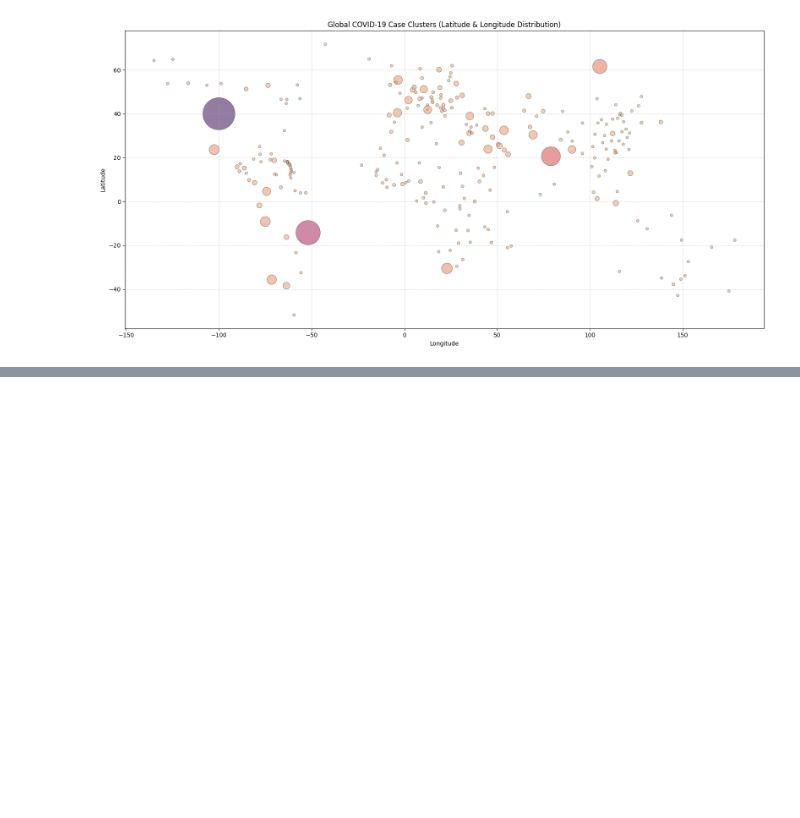
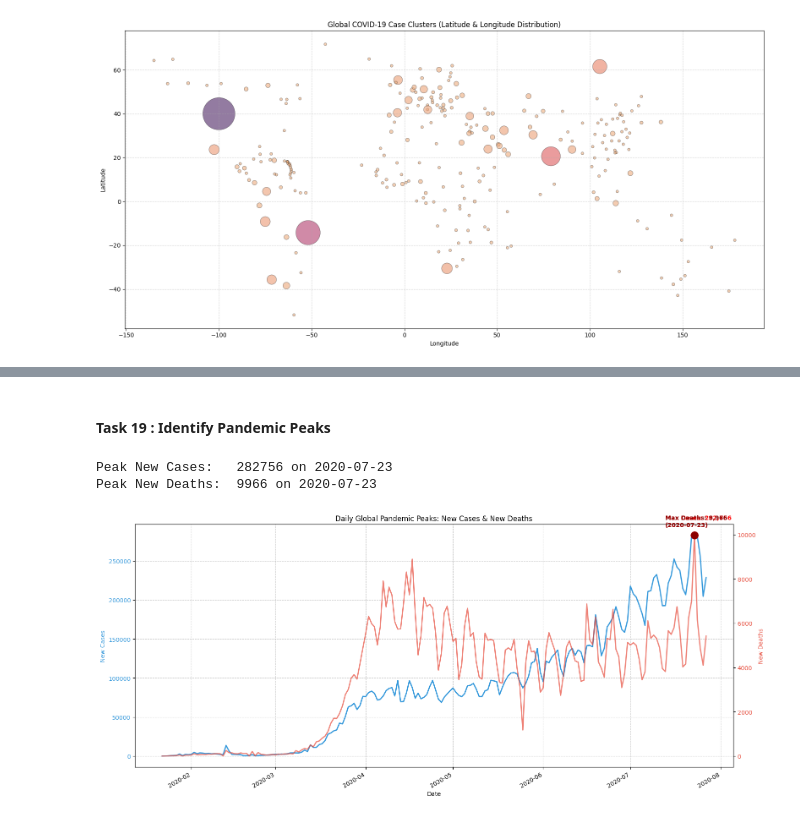
Before and after one commit to anshkhare1607-web/CovidPySpark, a Jupyter notebook: main.ipynb, the cells around one changed output, grey strips where cells are left out. Drawn from its saved outputs; the diff is of its cells as text; code cells hidden in the pictures; blank space fills up the shorter version.

```diff
--- a/main.ipynb
+++ b/main.ipynb
@@ -1299,0 +1454,64 @@ plt.show()
+# %% [markdown]
+#### **Task 19** : Identify Pandemic Peaks
+# %%
+# record with the maximum new cases
+row_max_cases = df_day_wise.orderBy(desc("New cases")).first()
+peak_cases_date = row_max_cases["Date"]
+max_cases_val = row_max_cases["New cases"]
+
+# record with the maximum new deaths
+row_max_deaths = df_day_wise.orderBy(desc("New deaths")).first()
+peak_deaths_date = row_max_deaths["Date"]
+max_deaths_val = row_max_deaths["New deaths"]
+
+# output
+print(f"{'Peak New Cases' : <10}: {max_cases_val:>8} on {peak_cases_date}")
+print(f"Peak New Deaths: {max_deaths_val:>5} on {peak_deaths_date}")
+# %% [output]
+Peak New Cases:   282756 on 2020-07-23
+Peak New Deaths:  9966 on 2020-07-23
+# %%
+import matplotlib.dates as mdates
+
+# convert to Pandas
+df_peaks_pd = df_day_wise.select("Date", "New cases", "New deaths").toPandas()
+
+df_peaks_pd["Date"] = pd.to_datetime(df_peaks_pd["Date"])
+peak_cases_dt = pd.to_datetime(peak_cases_date)
+peak_deaths_dt = pd.to_datetime(peak_deaths_date)
+
+fig, ax1 = plt.subplots(figsize=(16, 7))
+
+# Plot 1: New Cases
+color_cases = '#3498db'
+ax1.set_xlabel('Date')
+ax1.set_ylabel('New Cases', color=color_cases)
+ax1.plot(df_peaks_pd['Date'], df_peaks_pd['New cases'], color=color_cases, label='New Cases', linewidth=2)
+ax1.tick_params(axis='y', labelcolor=color_cases)
+
+# marker for Peak Cases
+ax1.scatter(peak_cases_dt, max_cases_val, color='red', s=150, zorder=5)
+ax1.annotate(f'Max Cases: {max_cases_val:,}\n({peak_cases_dt.strftime("%Y-%m-%d")})',
+             xy=(peak_cases_dt, max_cases_val), xytext=(-50, 15),
+             textcoords='offset points', color='red', weight='bold')
+
+# Plot 2: New Deaths on secondary y-axis
+ax2 = ax1.twinx()
+color_deaths = '#e74c3c'
+ax2.set_ylabel('New Deaths', color=color_deaths)
+ax2.plot(df_peaks_pd['Date'], df_peaks_pd['New deaths'], color=color_deaths, label='New Deaths', linewidth=2, alpha=0.7)
+ax2.tick_params(axis='y', labelcolor=color_deaths)
+
+# marker for Peak Deaths
+ax2.scatter(peak_deaths_dt, max_deaths_val, color='darkred', s=150, zorder=5)
+ax2.annotate(f'Max Deaths: {max_deaths_val:,}\n({peak_deaths_dt.strftime("%Y-%m-%d")})',
+             xy=(peak_deaths_dt, max_deaths_val), xytext=(-50, 15),
+             textcoords='offset points', color='darkred', weight='bold')
+
+ax1.xaxis.set_major_formatter(mdates.DateFormatter('%Y-%m'))
+plt.title('Daily Global Pandemic Peaks: New Cases & New Deaths')
+ax1.grid(True, linestyle='--', alpha=0.6)
+fig.tight_layout()
+plt.show()
+# %% [output]
+[figure, added]
```
Also changed, not shown: parts of 6 cells of this notebook.
